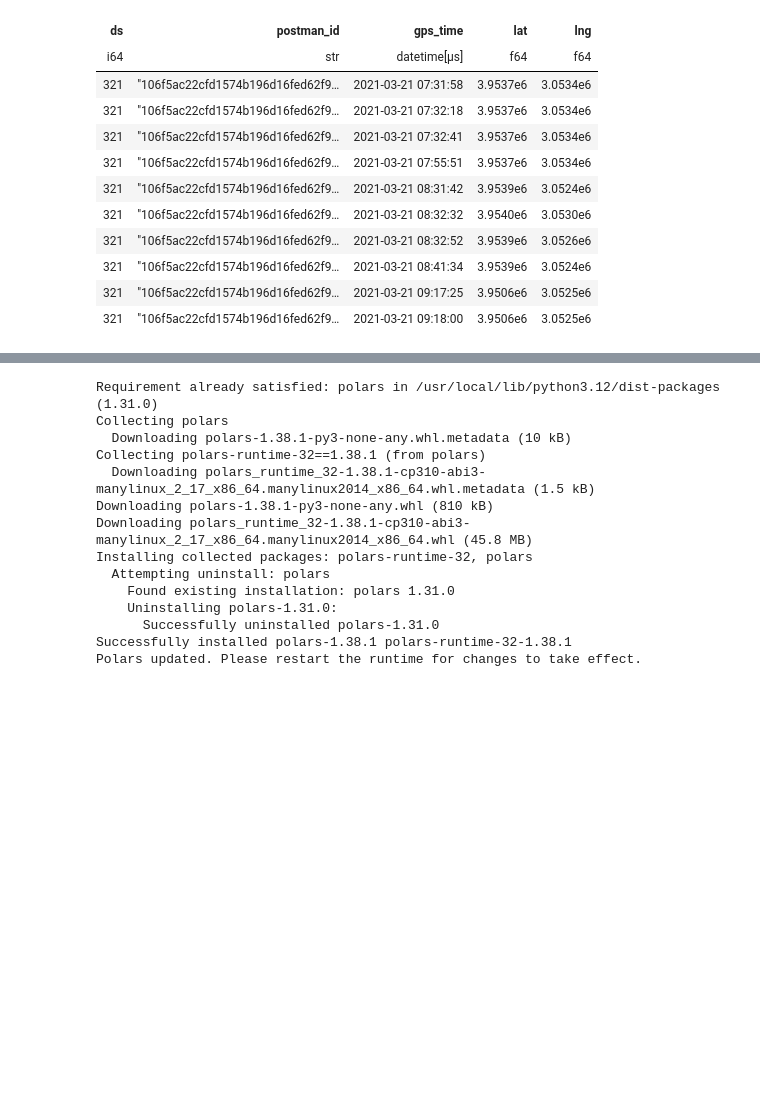
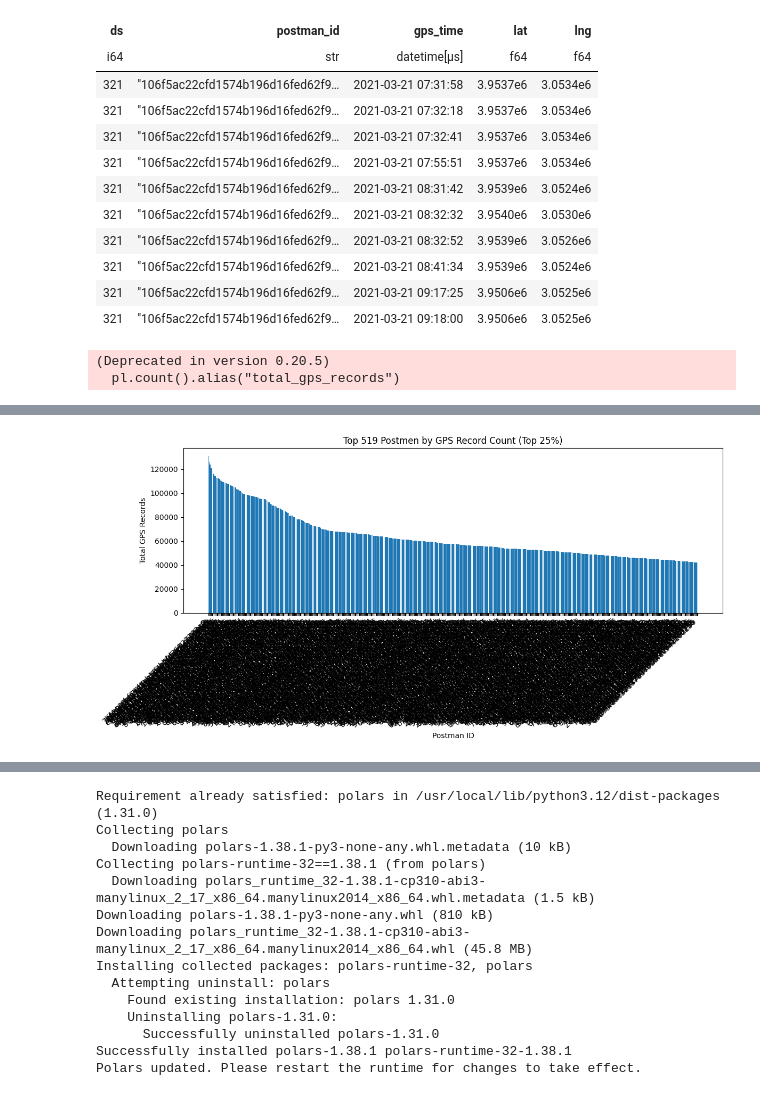
Before and after one commit to aymuos/starship, a Jupyter notebook: fundamental_EDA/actuallyWorking/testing_join.ipynb, the cells around one changed output, grey strips where cells are left out. Drawn from its saved outputs; the diff is of its cells as text; code cells hidden in the pictures; blank space fills up the shorter version.

Commit message:
bunch of important stuffs -> separated unique ids

```diff
--- a/fundamental_EDA/actuallyWorking/testing_join.ipynb
+++ b/fundamental_EDA/actuallyWorking/testing_join.ipynb
@@ -53,3 +53,79 @@ shape: (10, 5)
 | 321 | "106f5ac22cfd1574b196d16fed62f9… | 2021-03-21 08:41:34 | 3.9539e6 | 3.0524e6 |
 | 321 | "106f5ac22cfd1574b196d16fed62f9… | 2021-03-21 09:17:25 | 3.9506e6 | 3.0525e6 |
 | 321 | "106f5ac22cfd1574b196d16fed62f9… | 2021-03-21 09:18:00 | 3.9506e6 | 3.0525e6 |
+# %%
+import matplotlib.pyplot as plt
+import polars as pl
+
+# Assuming GPS_PARQUET is already defined and points to the processed trajectory file
+# If not, you might need to run the cell where GPS_PARQUET is set or define it here.
+
+# Load the processed GPS data
+gps_data = pl.read_parquet(GPS_PARQUET)
+
+# 1. Calculate GPS record counts per postman_id
+postman_gps_counts = gps_data.group_by("postman_id").agg(
+    pl.count().alias("total_gps_records")
+).sort("total_gps_records", descending=True)
+
+# 2. Determine the top percentile (e.g., top 25% of unique couriers), middle 25, and bottom 25
+num_unique_postmen = postman_gps_counts.height
+
+# Top 25% of postmen
+top_percentile_count = max(1, int(num_unique_postmen * 0.25)) # Ensure at least 1 postman
+top_postmen = postman_gps_counts.head(top_percentile_count)
+
+# Middle 25 postmen
+middle_start_index = max(0, (num_unique_postmen // 2) - 12) # Start 12 before the middle
+middle_end_index = min(num_unique_postmen, middle_start_index + 25) # Take 25 or fewer if near end
+middle_25_postmen = postman_gps_counts.slice(middle_start_index, middle_end_index - middle_start_index)
+
+# Bottom 25 postmen
+bottom_25_postmen = postman_gps_counts.tail(25)
+
+
+print(f"Top {top_percentile_count} postmen (top 25% by GPS record count):")
+print(top_postmen)
+
+print(f"\nMiddle {len(middle_25_postmen)} postmen by GPS record count (around median):")
+print(middle_25_postmen)
+
+print(f"\nBottom {len(bottom_25_postmen)} postmen by GPS record count:")
+print(bottom_25_postmen)
+
+# 3. Create bar charts for these groups
+
+# Chart for Top Postmen
+plt.figure(figsize=(12, 6))
+plt.bar(top_postmen["postman_id"].to_numpy(), top_postmen["total_gps_records"].to_numpy())
+plt.xlabel("Postman ID")
+plt.ylabel("Total GPS Records")
+plt.title(f"Top {top_percentile_count} Postmen by GPS Record Count (Top 25%)")
+plt.xticks(rotation=45, ha='right')
+plt.tight_layout()
+plt.show()
+
+# # Chart for Middle 25 Postmen
+# if not middle_25_postmen.is_empty():
+#     plt.figure(figsize=(12, 6))
+#     plt.bar(middle_25_postmen["postman_id"].to_numpy(), middle_25_postmen["total_gps_records"].to_numpy())
+#     plt.xlabel("Postman ID")
+#     plt.ylabel("Total GPS Records")
+#     plt.title(f"Middle {len(middle_25_postmen)} Postmen by GPS Record Count")
+#     plt.xticks(rotation=45, ha='right')
+#     plt.tight_layout()
+#     plt.show()
+
+# # Chart for Bottom 25 Postmen
+# if not bottom_25_postmen.is_empty():
+#     plt.figure(figsize=(12, 6))
+#     plt.bar(bottom_25_postmen["postman_id"].to_numpy(), bottom_25_postmen["total_gps_records"].to_numpy())
+#     plt.xlabel("Postman ID")
+#     plt.ylabel("Total GPS Records")
+#     plt.title(f"Bottom {len(bottom_25_postmen)} Postmen by GPS Record Count")
+#     plt.xticks(rotation=45, ha='right')
+#     plt.tight_layout()
+#     plt.show()
+# %% [output]
+(Deprecated in version 0.20.5)
+  pl.count().alias("total_gps_records")
@@ -55,0 +149 @@ shape: (10, 5)
+[figure, added]
```
Also changed, not shown: parts of 4 cells of this notebook.
